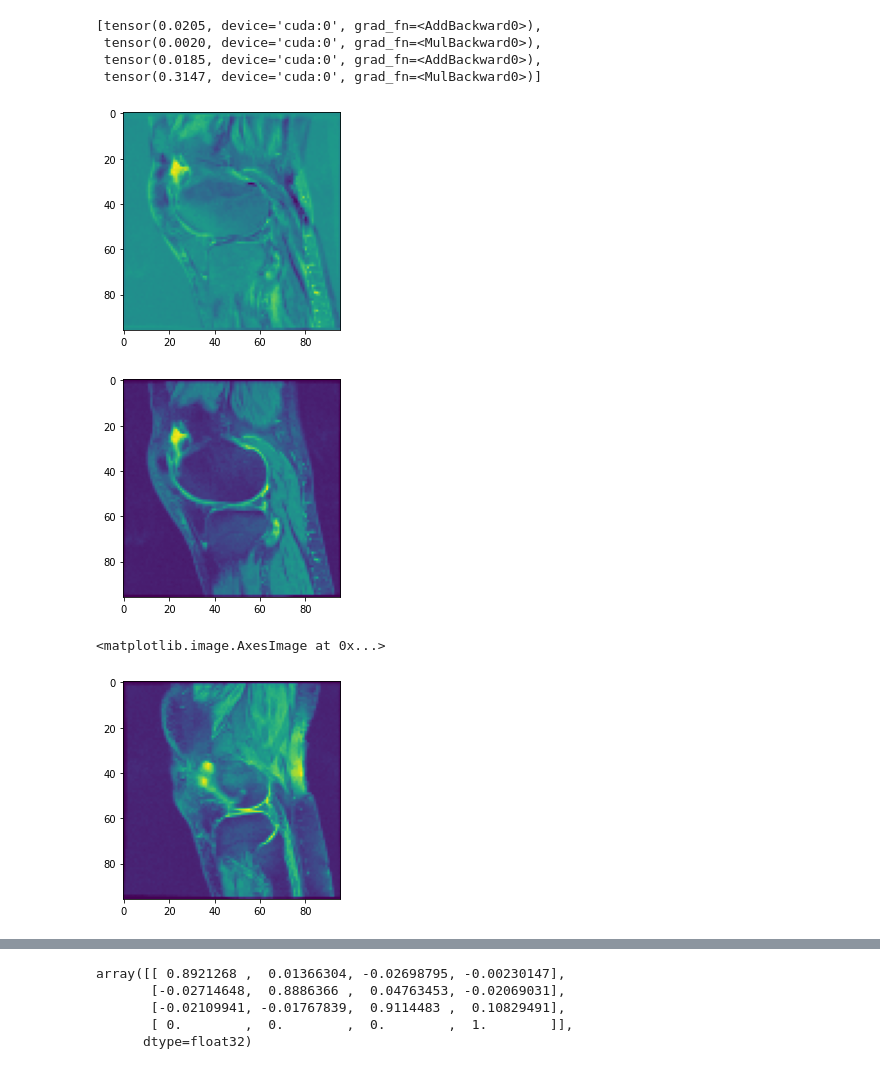
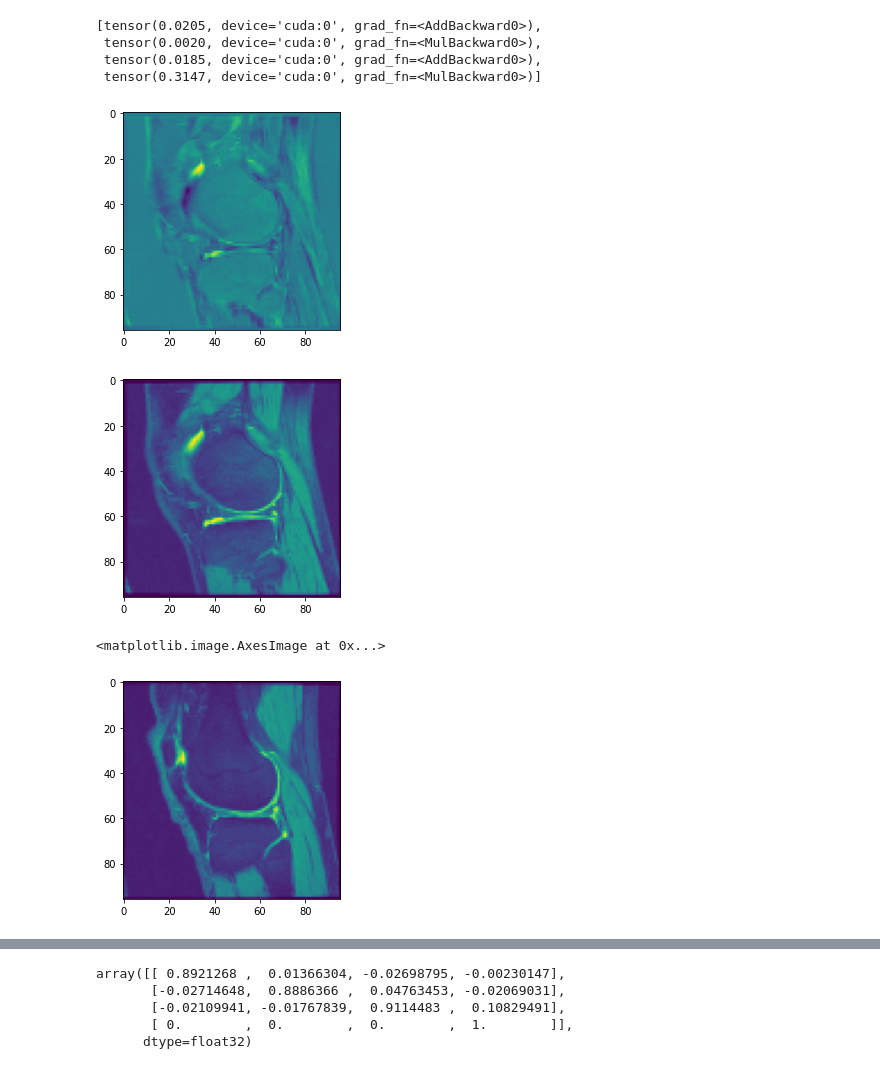
Before and after one commit to HastingsGreer/InverseConsistency, a Jupyter notebook: notebooks/InvestigateAffineDeformableKnee.ipynb, the cells around one changed output, grey strips where cells are left out. Saved outputs shown, nothing was run; the diff lists cells and outputs as text; code cells hidden in the pictures.

```diff
--- a/notebooks/InvestigateAffineDeformableKnee.ipynb
+++ b/notebooks/InvestigateAffineDeformableKnee.ipynb
@@ -69,15 +69,16 @@ net(moving_image, fixed_image)
 import matplotlib.pyplot as plt
 # %%
 N += 1
+N %= 3
 plt.imshow(fixed_image[N, 0, 10].cpu() - net.warped_image_A[N, 0, 10].cpu().detach())
 plt.show()
 plt.imshow(fixed_image[N, 0, 10].cpu().detach())
 plt.show()
 plt.imshow(moving_image[N, 0, 10].cpu().detach())
 # %% [output]
-[figure, old version]
+[figure, new version]
-[figure, old version]
+[figure, new version]
 <matplotlib.image.AxesImage at 0x...>
-[figure, old version]
+[figure, new version]
 # %%
 import matplotlib.pyplot as plt
```
Also changed, not shown: parts of 26 cells of this notebook, 1 other file.
